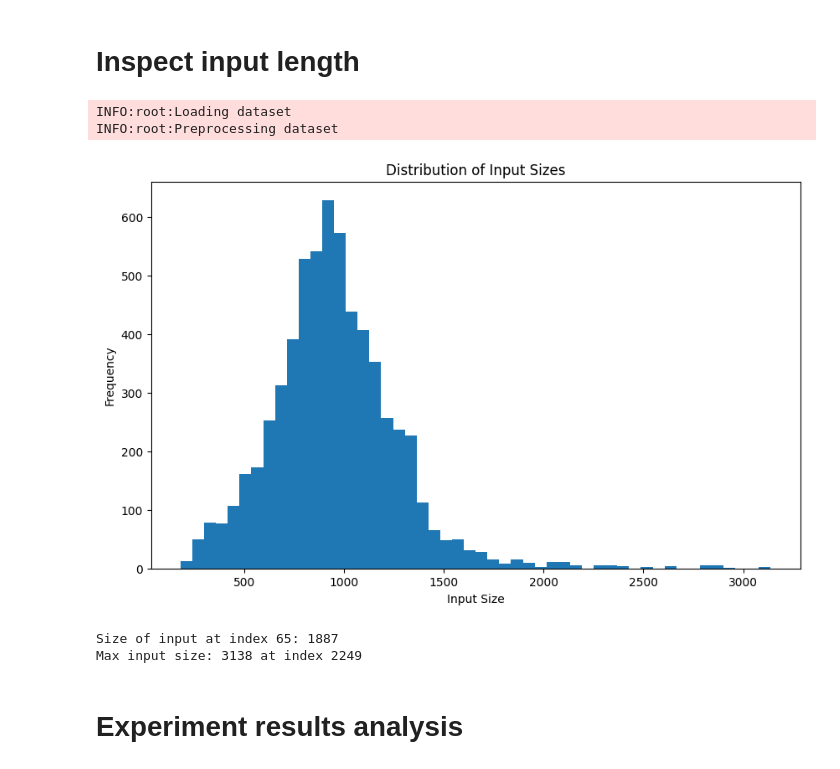
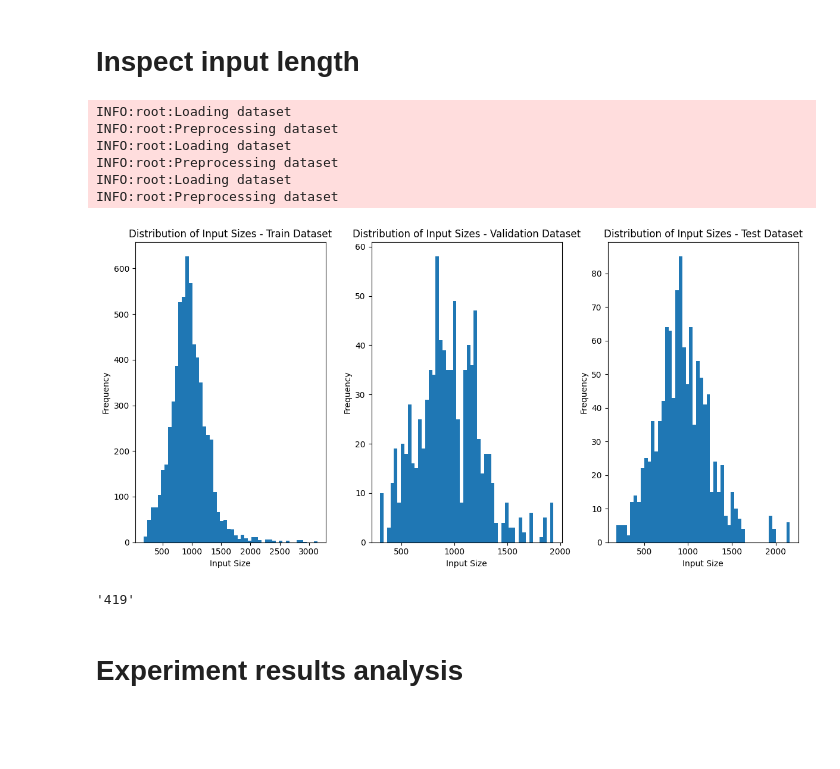
Before and after one commit to EmpiriNLP/FrugalML, a Jupyter notebook: notebook.ipynb, the cells around one changed output. Saved outputs shown, nothing was run; the diff lists cells and outputs as text; code cells hidden in the pictures; blank space fills up the shorter version.

```diff
--- a/notebook.ipynb
+++ b/notebook.ipynb
@@ -185,30 +185,40 @@ tokenizer.pad_token = tokenizer.eos_token # For padding in batch
 train_dataset = load_preprocessed_dataset("json", data_files=DATASET_DIR+"/train.cleaned.json", split="train")
 train_dataset = train_dataset.map(preprocess_to_finetune, batched=True, batch_size=1)
 train_dataset.set_format(type="torch", columns=["input_ids", "attention_mask", "labels"], device=DEVICE)
+
+val_dataset = load_preprocessed_dataset("json", data_files=DATASET_DIR+"/dev.cleaned.json", split="train")
+val_dataset = val_dataset.map(preprocess_to_finetune, batched=True, batch_size=1)
+val_dataset.set_format(type="torch", columns=["input_ids", "attention_mask", "labels"], device=DEVICE)
+
+test_dataset = load_preprocessed_dataset("json", data_files=DATASET_DIR+"/test.cleaned.json", split="train")
+test_dataset = test_dataset.map(preprocess_to_finetune, batched=True, batch_size=1)
+test_dataset.set_format(type="torch", columns=["input_ids", "attention_mask", "labels"], device=DEVICE)
 # %% [output]
 INFO:root:Loading dataset
 INFO:root:Preprocessing dataset
+INFO:root:Loading dataset
+INFO:root:Preprocessing dataset
+INFO:root:Loading dataset
+INFO:root:Preprocessing dataset
 # %%
 import matplotlib.pyplot as plt
-input_sizes = [len(train_dataset[i]["input_ids"]) for i in range(len(train_dataset))]
 
-plt.figure(figsize=(10, 6))
-plt.hist(input_sizes, bins=50)
-plt.xlabel("Input Size")
-plt.ylabel("Frequency")
-plt.title("Distribution of Input Sizes")
+fig, ax = plt.subplots(1, 3, figsize=(12, 6))
+for i, dataset_split in enumerate([train_dataset, val_dataset, test_dataset]):
+    input_sizes = [len(dataset_split[i]["input_ids"]) for i in range(len(dataset_split))]
+    ax[i].hist(input_sizes, bins=50)
+    ax[i].set_xlabel("Input Size")
+    ax[i].set_ylabel("Frequency")
+    ax[i].set_title(f"Distribution of Input Sizes - {['Train', 'Validation', 'Test'][i]} Dataset")
+plt.tight_layout()
 plt.show()
 # %% [output]
-[figure, old version]
+[figure, new version]
-# %%
-idx = 65
-print(f"Size of input at index {idx}: {len(train_dataset[idx]['input_ids'])}")
-
-max_idx = input_sizes.index(max(input_sizes))
-print(f"Max input size: {max(input_sizes)} at index {max_idx}")
-# %% [output]
-Size of input at index 65: 1887
-Max input size: 3138 at index 2249
+# %%
+token_id = 19391
+tokenizer.decode(token_id)
+# %% [output]
+'419'
 # %% [markdown]
 # Experiment results analysis
 # %%
```
Also changed, not shown: 2 other files.
